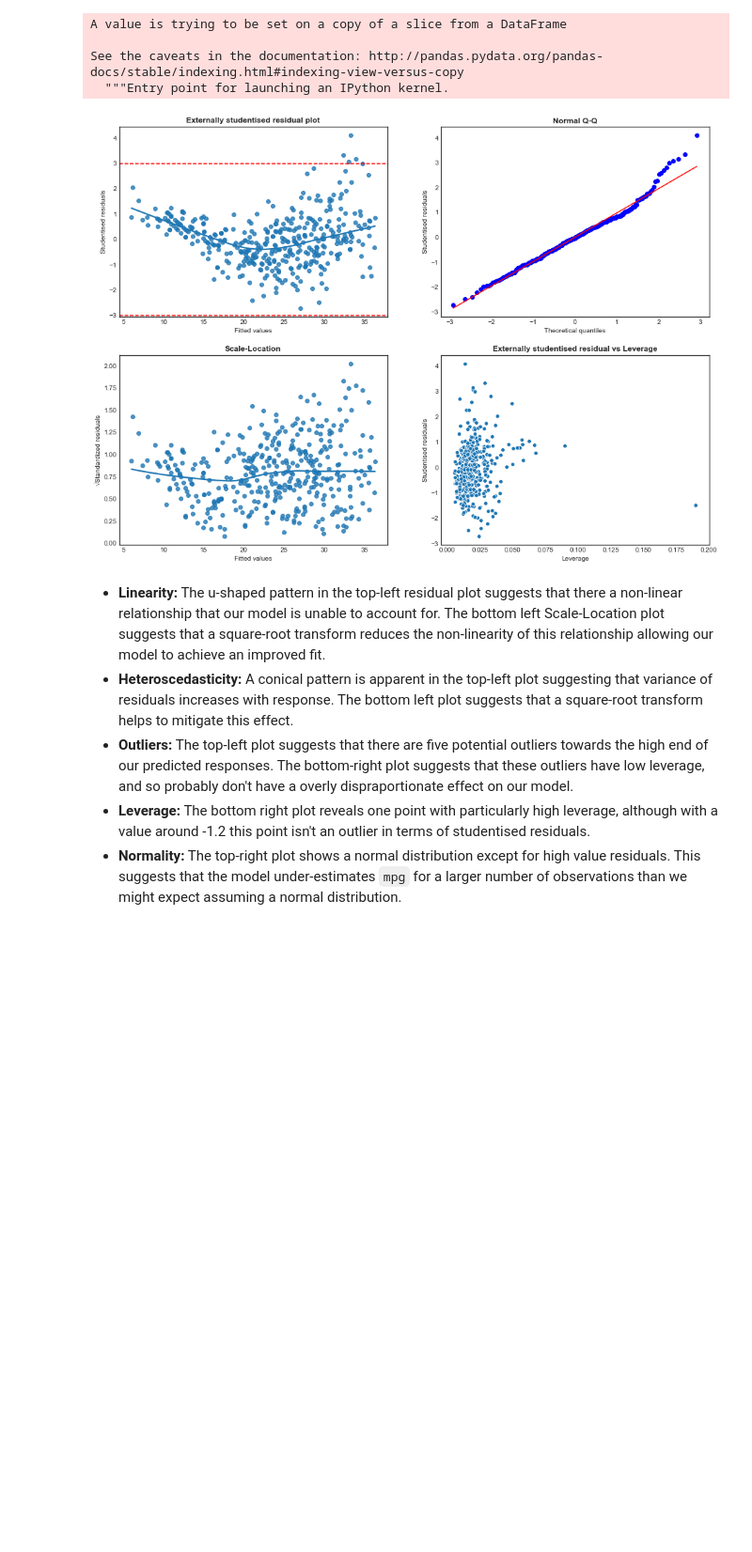
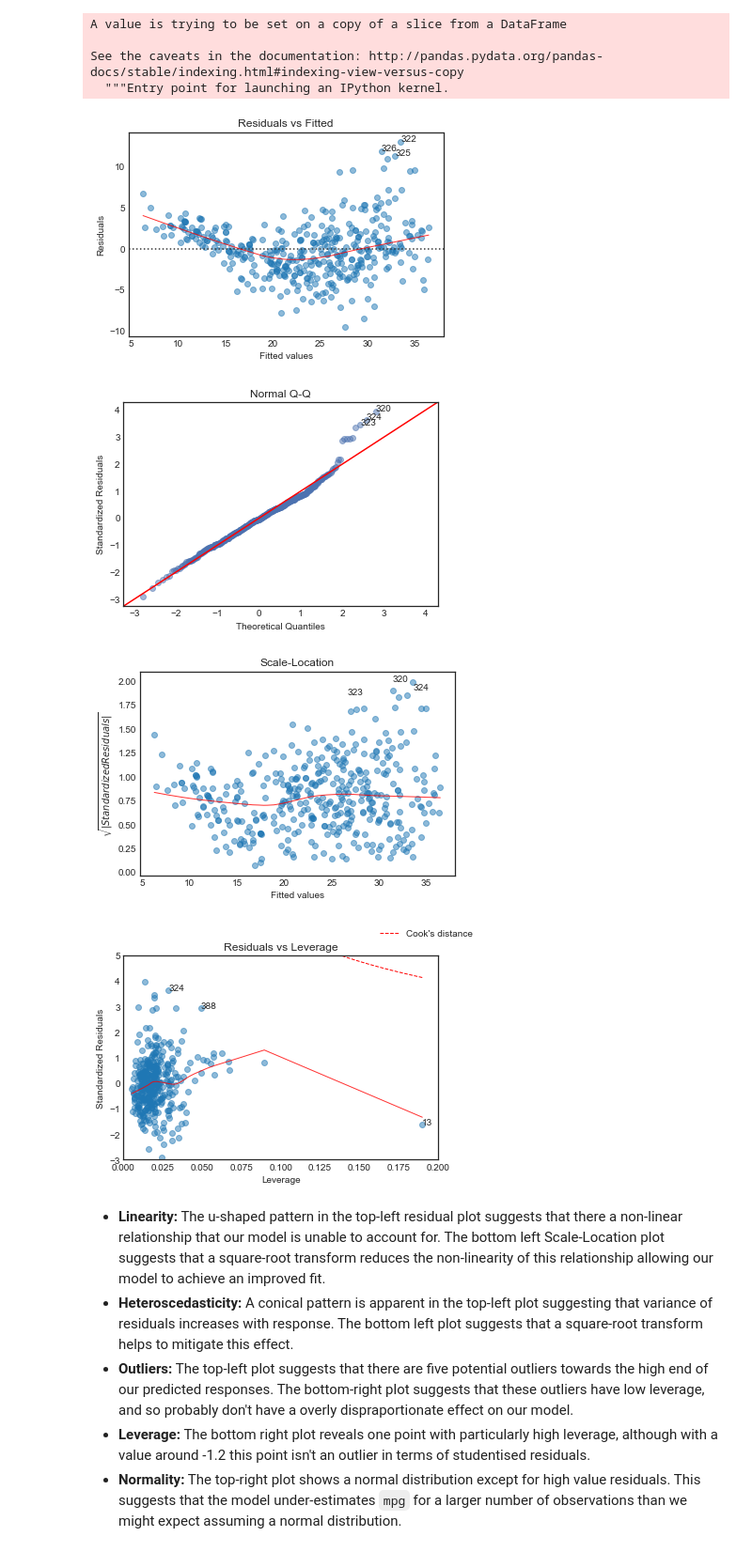
Before and after one commit to paulocpessoa-forks/ISLR-python, a Jupyter notebook: Notebooks/Chapter 3 - Applied exercises.ipynb, the cells around one changed output. Shown at 94% size. Drawn from its saved outputs; the diff is of its cells as text; code cells hidden in the pictures; blank space fills up the shorter version.

```diff
--- a/Notebooks/Chapter 3 - Applied exercises.ipynb
+++ b/Notebooks/Chapter 3 - Applied exercises.ipynb
@@ -303,14 +310,13 @@ A value is trying to be set on a copy of a slice from a DataFrame
 
 See the caveats in the documentation: http://pandas.pydata.org/pandas-docs/stable/indexing.html#indexing-view-versus-copy
   """Entry point for launching an IPython kernel.
-# %%
-# Make predictions
-y_pred = np.array(est.predict())
-
-# Analyse residuals
-lm_plot(lm_stats(X.values, y, y_pred))
-# %% [output]
-[figure, removed]
+# %%
+diagnostic_plots.diagnostic_plots(X,y)
+# %% [output]
+[figure, added]
+[figure, added]
+[figure, added]
+[figure, added]
 # %% [markdown]
 - **Linearity:** The u-shaped pattern in the top-left residual plot suggests that there a non-linear relationship that our model is unable to account for. The bottom left Scale-Location plot suggests that a square-root transform reduces the non-linearity of this relationship allowing our model to achieve an improved fit.
 - **Heteroscedasticity:** A conical pattern is apparent in the top-left plot suggesting that variance of residuals increases with response. The bottom left plot suggests that a square-root transform helps to mitigate this effect.
```
Also changed, not shown: parts of 102 cells of this notebook.
